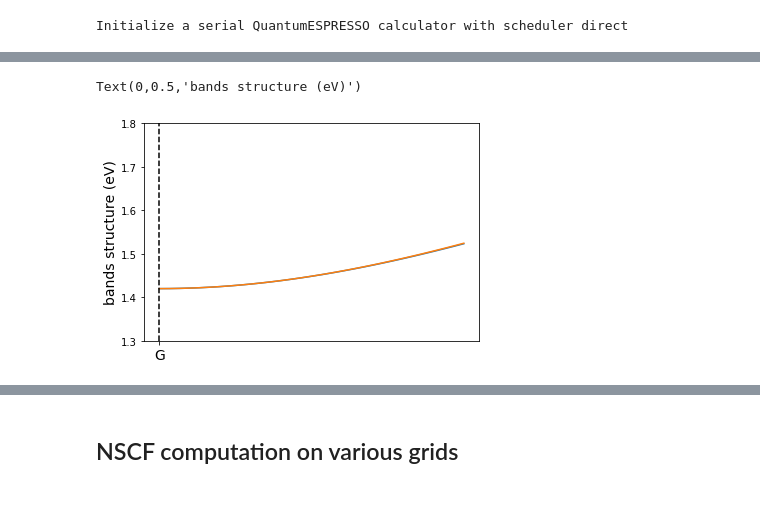
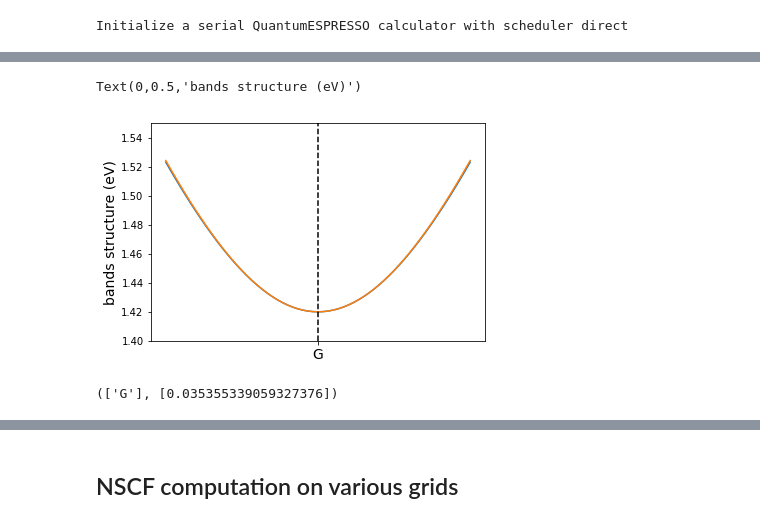
Before and after one commit to marcodalessandro76/Generation-and-decay-of-the-degree-of-spin-polarization-in-GaAs, a Jupyter notebook: QE_Calculations.ipynb, the cells around one changed output, grey strips where cells are left out. Drawn from its saved outputs; the diff is of its cells as text; code cells hidden in the pictures.

```diff
--- a/QE_Calculations.ipynb
+++ b/QE_Calculations.ipynb
@@ -323,6 +323,6 @@ run_dir = 'QE_bands'
 # %%
 hsp = U.high_sym_fcc
 kmax = 0.025
-klist = U.build_kpath(hsp['G'],[0.,kmax,kmax],numstep=30)
+klist = U.build_kpath([0.,-kmax,-kmax],hsp['G'],[0.,kmax,kmax],numstep=30)
 klist
 # %% [output]
@@ -330,5 +330,5 @@ klist
 # %%
-pref = 'bands_G-K'
+pref = 'bands_K-G-K'
 
 inp = I.PwInput()
 inp.set_bands(16,force_symmorphic=True,conv_thr=1e-6)
@@ -364,6 +364,6 @@ inp
  'cell_parameters': {}}
 # %%
-code = C.QeCalculator(omp=omp,mpi_run=mpi_run,skip=False,multiTask=False)
+code = C.QeCalculator(omp=omp,mpi_run=mpi_run,skip=True,multiTask=False)
 # %% [output]
 Initialize a serial QuantumESPRESSO calculator with scheduler direct
 # %%
@@ -385,7 +386,12 @@ Apply a scissor of 0.5446694973756367 eV
 # %%
 bands.plot(plt,selection=[8,9])
-plt.ylim(1.3,1.8)
+plt.ylim(1.4,1.55)
 plt.ylabel('bands structure (eV)',size=14)
 # %% [output]
 Text(0,0.5,'bands structure (eV)')
-[figure, old version]
+[figure, new version]
+# %%
+hp = bands.get_high_sym_positions()
+hp
+# %% [output]
+(['G'], [0.035355339059327376])
```
Also changed, not shown: parts of 5 cells of this notebook, 1 other file.
